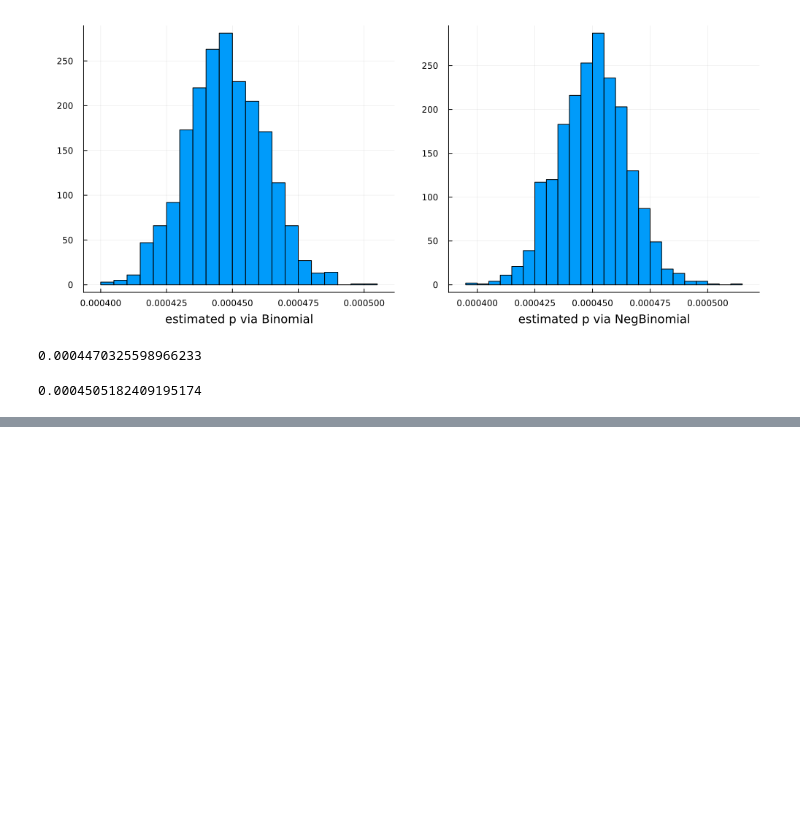
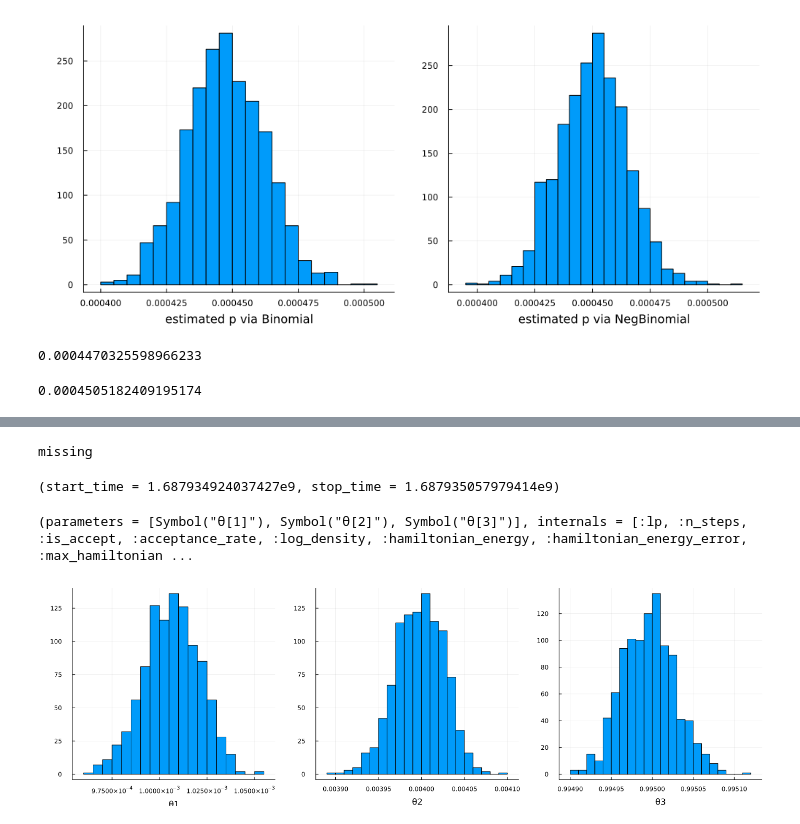
Before and after one commit to polyactis/julia-prob-programming, a Jupyter notebook: Turing-Quickstart-Beta-Bernoulli.ipynb, the cells around one changed output, grey strips where cells are left out. Cells and saved outputs as stored; diff of their text form; code cells hidden in the pictures; blank space fills up the shorter version.

Commit message:
estimate a multi-nomial(0.001, 0.004, 0.995)

```diff
--- a/Turing-Quickstart-Beta-Bernoulli.ipynb
+++ b/Turing-Quickstart-Beta-Bernoulli.ipynb
@@ -723,0 +730,6 @@ display(median(-(chain_negbin_w_beta_prior[:p].-1)))
+# %%
+using Turing, Distributions, Random, Plots
+
+Random.seed!(250)
+# Generate some dummy data
+data = rand(Multinomial(5000, [0.001, 0.004, 0.995]), 1000)
@@ -723,0 +761,7 @@ display(median(-(chain_negbin_w_beta_prior[:p].-1)))
+# %%
+# Compile the model
+model = multinomial_model(data)
+# Run the model
+chain = sample(model, NUTS(), 1000)
+# Summarize the results
+summary(chain)
@@ -723,0 +816,21 @@ display(median(-(chain_negbin_w_beta_prior[:p].-1)))
+# %%
+chain.logevidence
+# %% [output]
+missing
+# %%
+chain.info
+# %% [output]
+(start_time = 1.687934924037427e9, stop_time = 1.687935057979414e9)
+# %%
+chain.name_map
+# %% [output]
+(parameters = [Symbol("θ[1]"), Symbol("θ[2]"), Symbol("θ[3]")], internals = [:lp, :n_steps, :is_accept, :acceptance_rate, :log_density, :hamiltonian_energy, :hamiltonian_energy_error, :max_hamiltonian ...
+# %%
+h_of_p1 = histogram(chain[:"θ[1]"], xaxis="θ1", legend=false)
+h_of_p2 = histogram(chain[:"θ[2]"], xaxis="θ2", legend=false)
+h_of_p3 = histogram(chain[:"θ[3]"], xaxis="θ3", legend=false)
+
+plot(h_of_p1, h_of_p2, h_of_p3, layout=(1,3), left_margin=5*Plots.mm,
+    bottom_margin=5*Plots.mm, size=(1400,430) )
+# %% [output]
+[figure, added]
```
Also changed, not shown: parts of 12 cells of this notebook.
